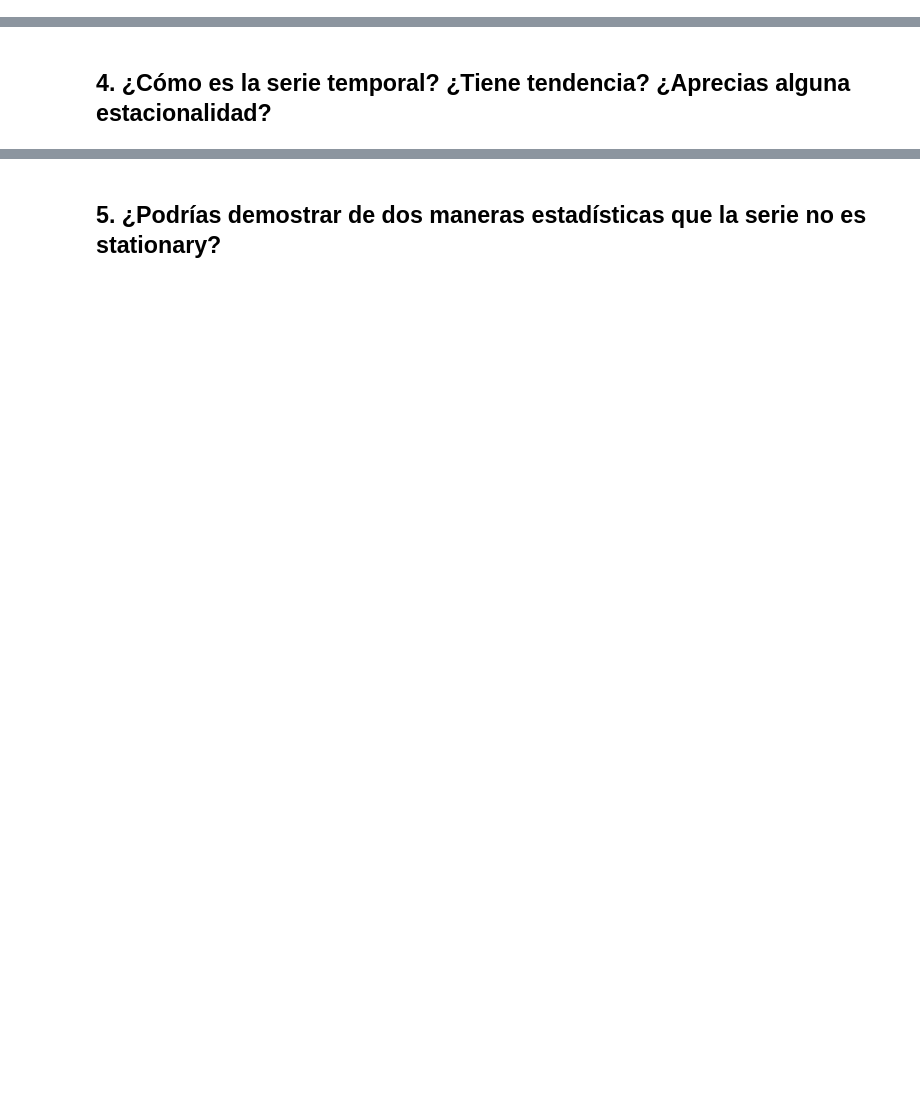
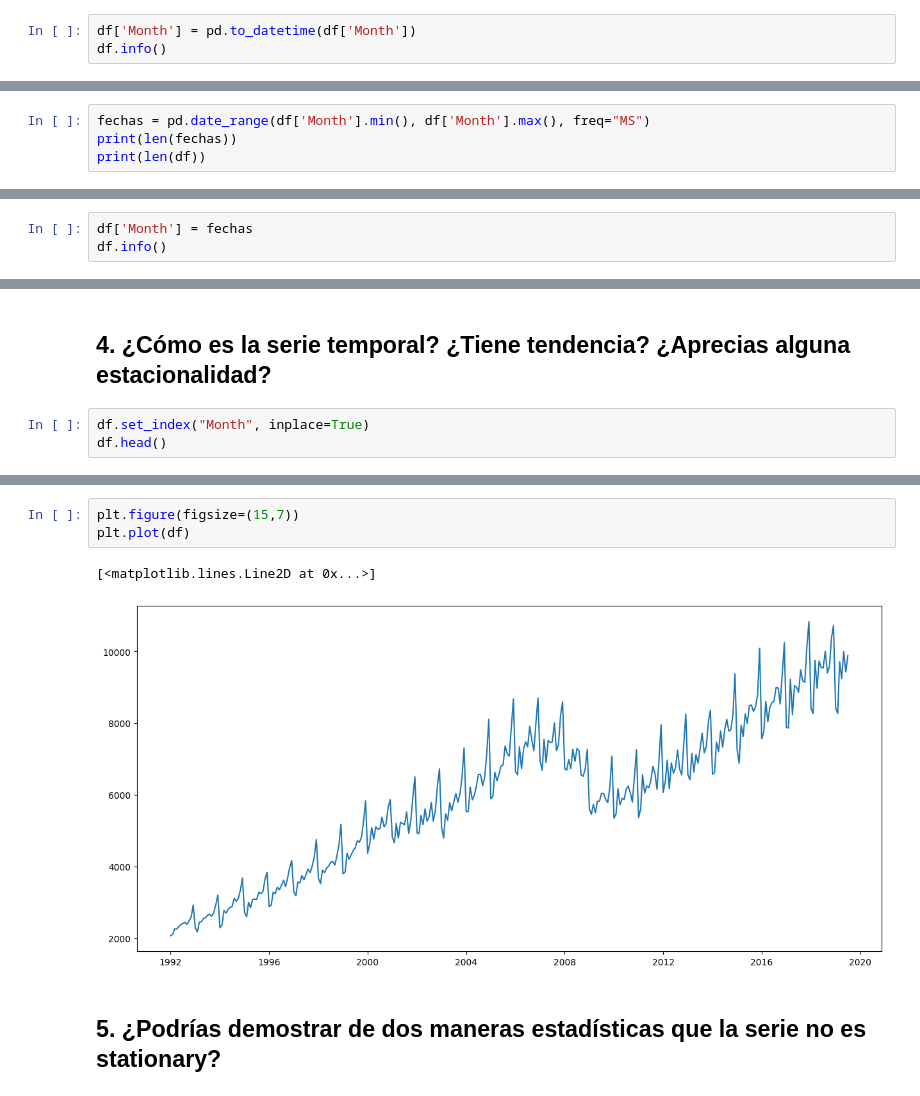
Before and after one commit to MNievas12/2411_dsft_thebridge, a Jupyter notebook: 3-Machine_Learning/1-Supervisado/5-Time_Series/ejercicios/1_ejercicio time series analysis.ipynb, the cells around one changed output, grey strips where cells are left out. Drawn from its saved outputs; the diff is of its cells as text; blank space fills up the shorter version.

```diff
--- a/3-Machine_Learning/1-Supervisado/5-Time_Series/ejercicios/1_ejercicio time series analysis.ipynb
+++ b/3-Machine_Learning/1-Supervisado/5-Time_Series/ejercicios/1_ejercicio time series analysis.ipynb
@@ -18,0 +67,3 @@ Para este ejercicio vas a trabajar con el histórico de valores en bolsa de una
+# %%
+df['Month'] = pd.to_datetime(df['Month'])
+df.info()
@@ -20,0 +119,4 @@ Para este ejercicio vas a trabajar con el histórico de valores en bolsa de una
+# %%
+fechas = pd.date_range(df['Month'].min(), df['Month'].max(), freq="MS")
+print(len(fechas))
+print(len(df))
@@ -20,0 +126,3 @@ Para este ejercicio vas a trabajar con el histórico de valores en bolsa de una
+# %%
+df['Month'] = fechas
+df.info()
@@ -21,2 +139,5 @@ Para este ejercicio vas a trabajar con el histórico de valores en bolsa de una
 # %% [markdown]
 ## 4. ¿Cómo es la serie temporal? ¿Tiene tendencia? ¿Aprecias alguna estacionalidad?
+# %%
+df.set_index("Month", inplace=True)
+df.head()
@@ -23,2 +152,8 @@ Para este ejercicio vas a trabajar con el histórico de valores en bolsa de una
+# %%
+plt.figure(figsize=(15,7))
+plt.plot(df)
+# %% [output]
+[<matplotlib.lines.Line2D at 0x...>]
+[figure, added]
 # %% [markdown]
 ## 5. ¿Podrías demostrar de dos maneras estadísticas que la serie no es stationary?
```
Also changed, not shown: parts of 39 cells of this notebook, 1 other file.
